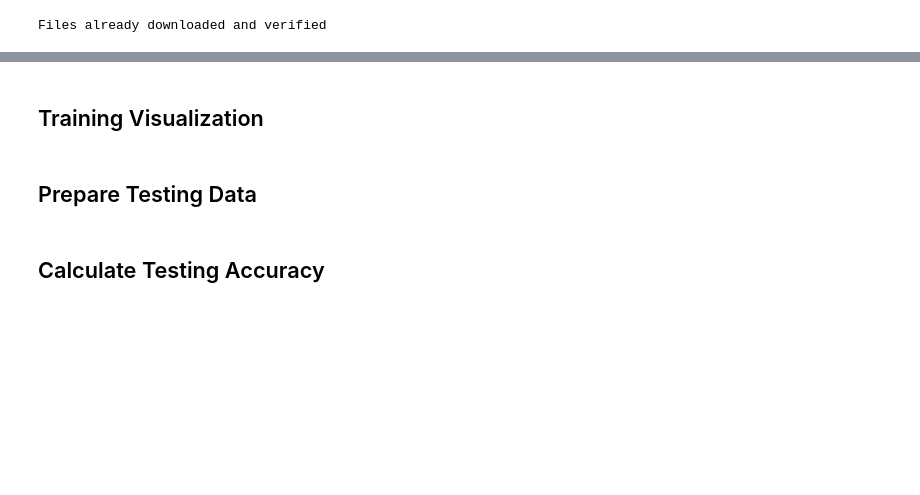
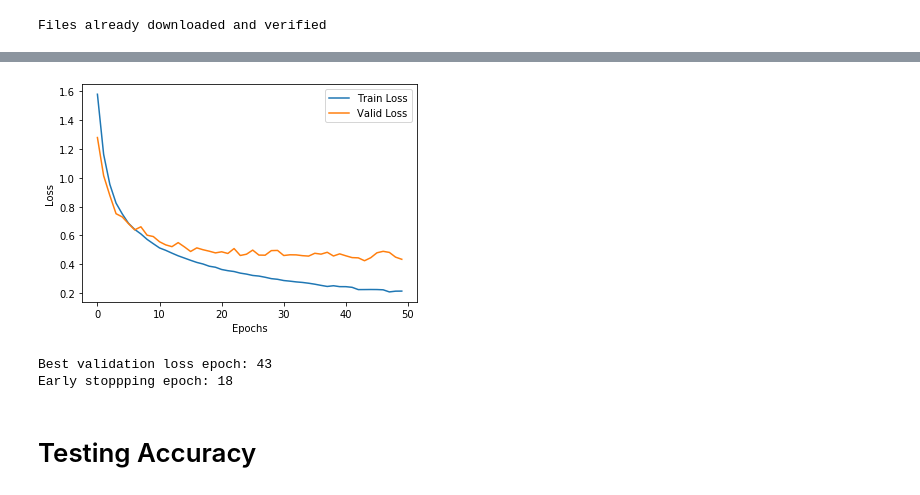
Before and after one commit to danielmachlab/CIFAR10-classifier, a Jupyter notebook: src/training.ipynb, the cells around one changed output, grey strips where cells are left out. Drawn from its saved outputs; the diff is of its cells as text; code cells hidden in the pictures; blank space fills up the shorter version.

Commit message:
85% test accuracy

```diff
--- a/src/training.ipynb
+++ b/src/training.ipynb
@@ -91,6 +133,8 @@ from torchsummary import summary
 from torchvision import models
 
 model = Network()
-
+device = torch.device("cuda:0" if torch.cuda.is_available() else "cpu")
+print(device)
+model.to(device)
 summary(model, (3, 32, 32))
 # %% [output]
@@ -97,0 +158,10 @@ AttributeError: 'Network' object has no attribute 'conv3'
+# %%
+from google.colab import drive
+drive.mount('/content/drive')
+
+PATH_notrig = 'drive/My Drive/School/DL/no_trig.pth'
+PATH_earlystop = 'drive/My Drive/School/DL/early_stop.pth'
+PATH_bestloss = 'drive/My Drive/School/DL/best_loss.pth'
+
+def get_num_correct(predictions, labels):
+  return predictions.argmax(dim=1).eq(labels).sum().item()
@@ -98 +170,9 @@ AttributeError: 'Network' object has no attribute 'conv3'
+# %%
+def print_loss(train_loss, valid_loss):
+    plt.plot(train_loss, label="Train Loss")
+    plt.plot(valid_loss, label="Valid Loss")
+    plt.xlabel("Epochs")
+    plt.ylabel("Loss")
+    plt.legend()
+    plt.show()
 # %% [markdown]
@@ -148,2 +327,0 @@ RuntimeError: Given groups=1, weight of size 8 3 3 3, expected input[128, 8, 32,
-# %% [markdown]
-## Training Visualization
@@ -156,2 +328,10 @@ plt.legend()
+# %%
+print_loss(train_loss, valid_loss)
+print(f"Best validation loss epoch: {best_epoch}")
+print(f"Early stoppping epoch: {early_epoch}")
+# %% [output]
+[figure, added]
+Best validation loss epoch: 43
+Early stoppping epoch: 18
 # %% [markdown]
-## Prepare Testing Data
+# Testing Accuracy
@@ -163,2 +337,0 @@ test_loader = torch.utils.data.DataLoader(cifar_test, batch_size=batch_size, shu
-# %% [markdown]
-## Calculate Testing Accuracy
```
Also changed, not shown: parts of 24 cells of this notebook.
